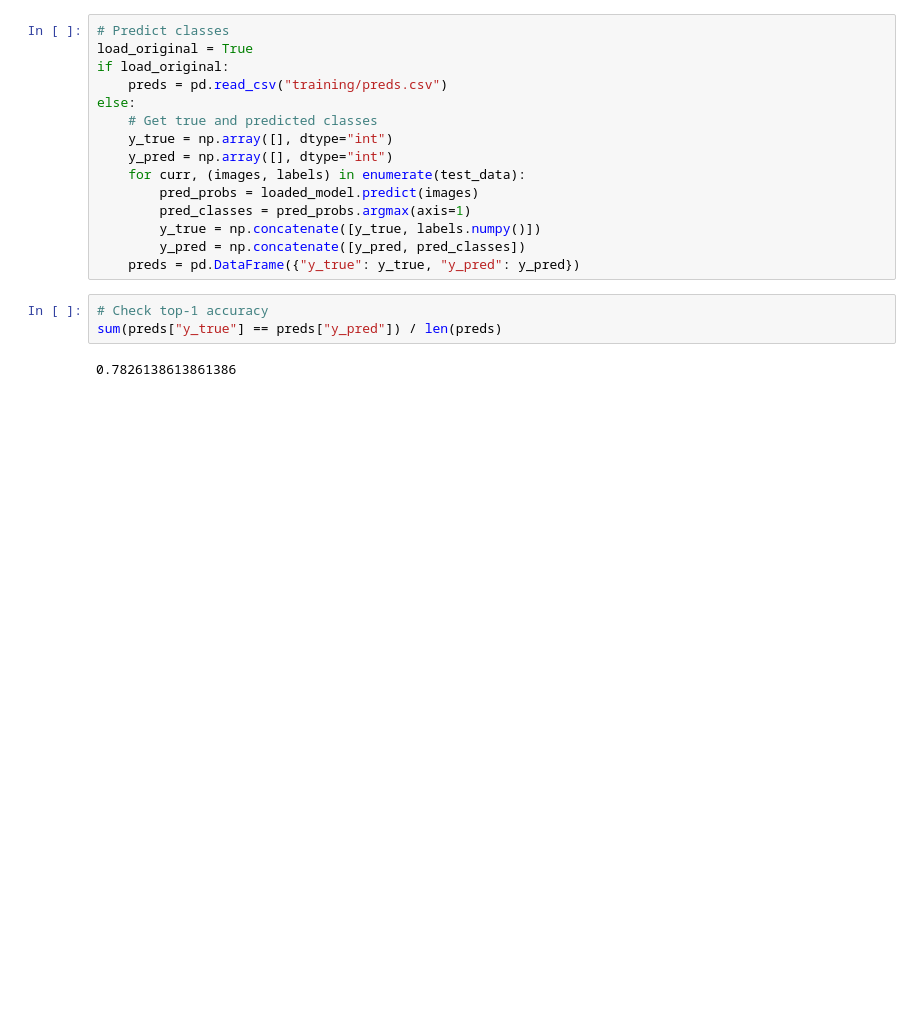
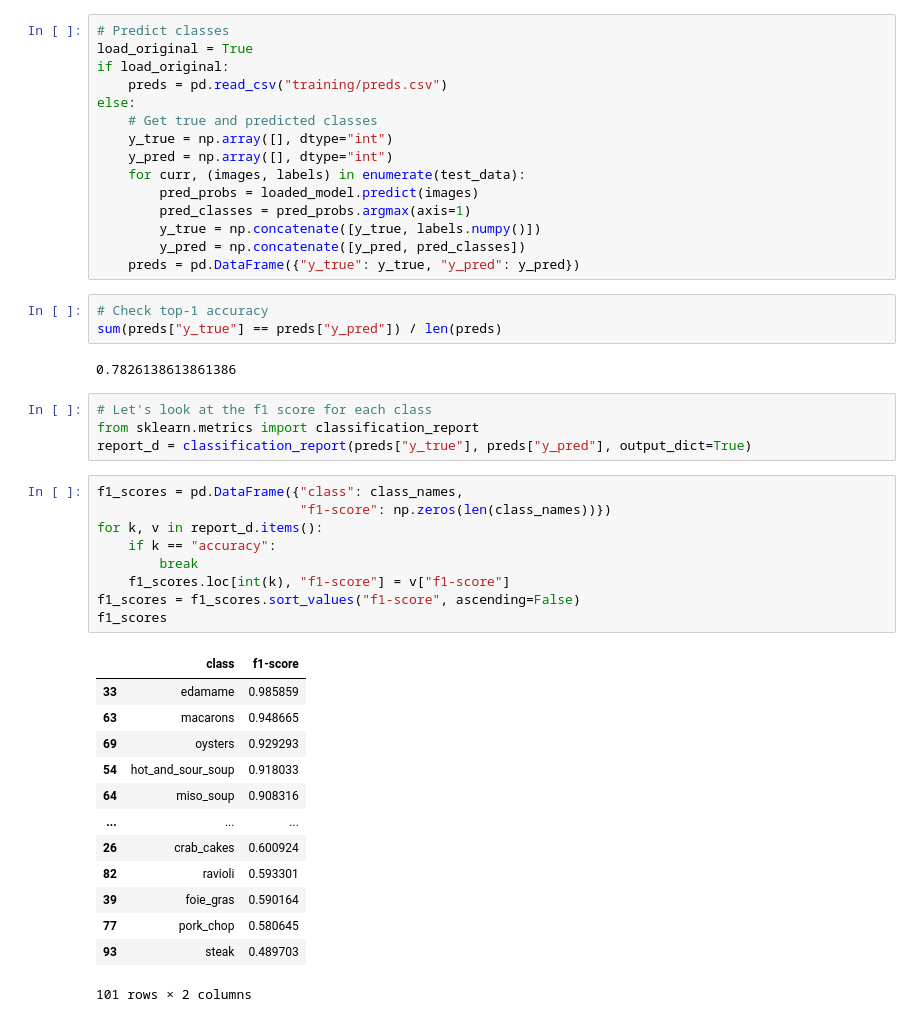
Before and after one commit to aandroni/food-vision, a Jupyter notebook: food_vision.ipynb, the cells around one changed output. Saved outputs shown, nothing was run; the diff lists cells and outputs as text; blank space fills up the shorter version.

```diff
--- a/food_vision.ipynb
+++ b/food_vision.ipynb
@@ -291,3 +291,30 @@ else:
 sum(preds["y_true"] == preds["y_pred"]) / len(preds)
 # %% [output]
 0.7826138613861386
+# %%
+# Let's look at the f1 score for each class
+from sklearn.metrics import classification_report
+report_d = classification_report(preds["y_true"], preds["y_pred"], output_dict=True)
+# %%
+f1_scores = pd.DataFrame({"class": class_names,
+                          "f1-score": np.zeros(len(class_names))})
+for k, v in report_d.items():
+    if k == "accuracy":
+        break
+    f1_scores.loc[int(k), "f1-score"] = v["f1-score"]
+f1_scores = f1_scores.sort_values("f1-score", ascending=False)
+f1_scores
+# %% [output]
+|  | class | f1-score |
+| 33 | edamame | 0.985859 |
+| 63 | macarons | 0.948665 |
+| 69 | oysters | 0.929293 |
+| 54 | hot_and_sour_soup | 0.918033 |
+| 64 | miso_soup | 0.908316 |
+| ... | ... | ... |
+| 26 | crab_cakes | 0.600924 |
+| 82 | ravioli | 0.593301 |
+| 39 | foie_gras | 0.590164 |
+| 77 | pork_chop | 0.580645 |
+| 93 | steak | 0.489703 |
+101 rows × 2 columns
```
Also changed, not shown: parts of 4 cells of this notebook.
